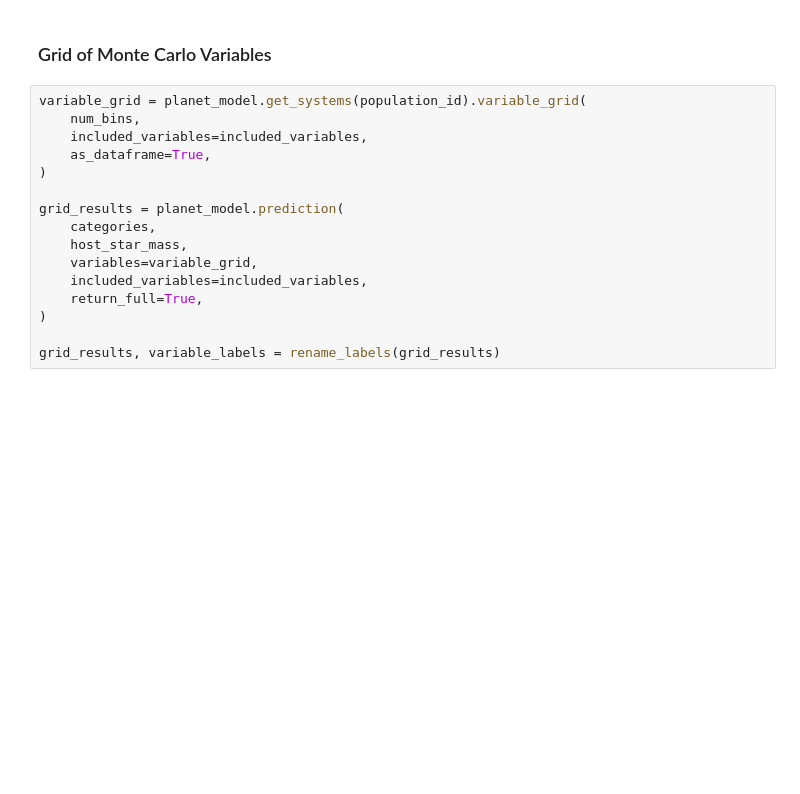
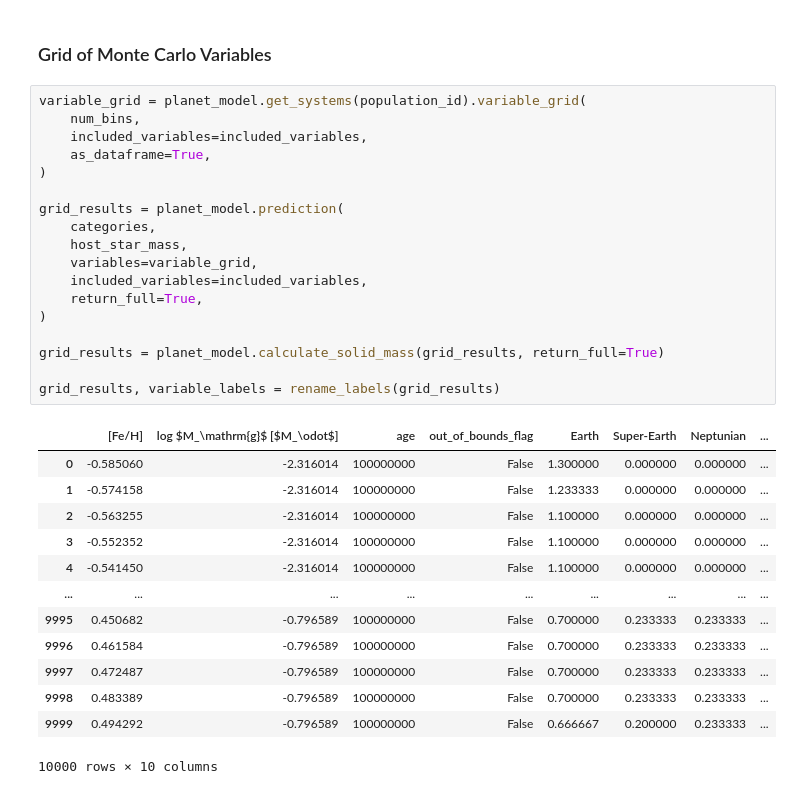
Before and after one commit to ChrisBoettner/skaro, a Jupyter notebook: notebooks/Planet_model.ipynb, the cells around one changed output. Cells and saved outputs as stored; diff of their text form; blank space fills up the shorter version.

```diff
--- a/notebooks/Planet_model.ipynb
+++ b/notebooks/Planet_model.ipynb
@@ -142,19 +136,35 @@ included_variables = ("[Fe/H]", "log_initial_mass")
 # %%
 variable_grid = planet_model.get_systems(population_id).variable_grid(
     num_bins,
     included_variables=included_variables,
     as_dataframe=True,
 )
 
 grid_results = planet_model.prediction(
     categories,
     host_star_mass,
     variables=variable_grid,
     included_variables=included_variables,
     return_full=True,
 )
 
+grid_results = planet_model.calculate_solid_mass(grid_results, return_full=True)
+
 grid_results, variable_labels = rename_labels(grid_results)
+# %% [output]
+|  | [Fe/H] | log $M_\mathrm{g}$ [$M_\odot$] | age | out_of_bounds_flag | Earth | Super-Earth | Neptunian | ... |
+| 0 | -0.585060 | -2.316014 | 100000000 | False | 1.300000 | 0.000000 | 0.000000 | ... |
+| 1 | -0.574158 | -2.316014 | 100000000 | False | 1.233333 | 0.000000 | 0.000000 | ... |
+| 2 | -0.563255 | -2.316014 | 100000000 | False | 1.100000 | 0.000000 | 0.000000 | ... |
+| 3 | -0.552352 | -2.316014 | 100000000 | False | 1.100000 | 0.000000 | 0.000000 | ... |
+| 4 | -0.541450 | -2.316014 | 100000000 | False | 1.100000 | 0.000000 | 0.000000 | ... |
+| ... | ... | ... | ... | ... | ... | ... | ... | ... |
+| 9995 | 0.450682 | -0.796589 | 100000000 | False | 0.700000 | 0.233333 | 0.233333 | ... |
+| 9996 | 0.461584 | -0.796589 | 100000000 | False | 0.700000 | 0.233333 | 0.233333 | ... |
+| 9997 | 0.472487 | -0.796589 | 100000000 | False | 0.700000 | 0.233333 | 0.233333 | ... |
+| 9998 | 0.483389 | -0.796589 | 100000000 | False | 0.700000 | 0.233333 | 0.233333 | ... |
+| 9999 | 0.494292 | -0.796589 | 100000000 | False | 0.666667 | 0.200000 | 0.233333 | ... |
+10000 rows × 10 columns
 # %%
 for category in categories:
     contourplot, axes = contour_plot(
```
Also changed, not shown: parts of 3 cells of this notebook.
